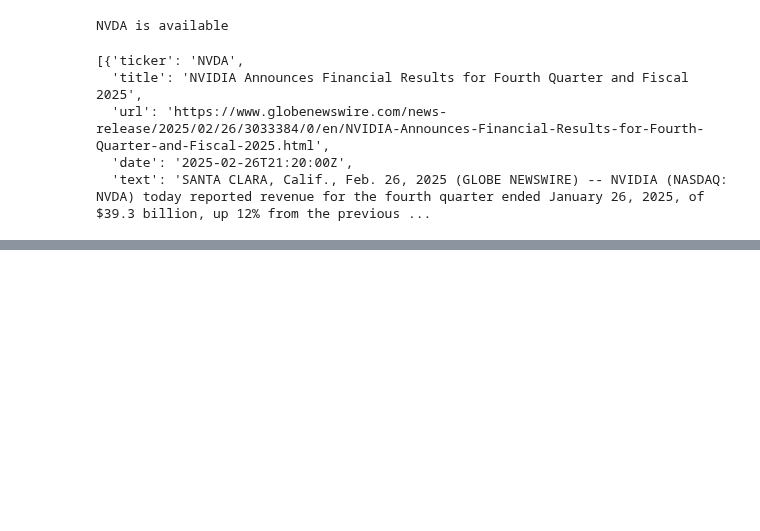
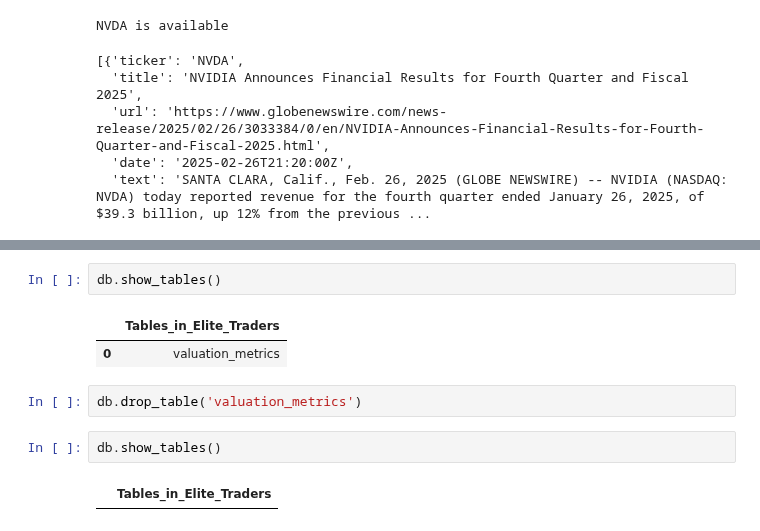
Before and after one commit to Chen-zexi/LangAlpha, a Jupyter notebook: notebooks/get_data.ipynb, the cells around one changed output, grey strips where cells are left out. Drawn from its saved outputs; the diff is of its cells as text; blank space fills up the shorter version.

```diff
--- a/notebooks/get_data.ipynb
+++ b/notebooks/get_data.ipynb
@@ -177,0 +207,11 @@ NVDA is available
+# %%
+db.show_tables()
+# %% [output]
+|  | Tables_in_Elite_Traders |
+| 0 | valuation_metrics |
+# %%
+db.drop_table('valuation_metrics')
+# %%
+db.show_tables()
+# %% [output]
+|  | Tables_in_Elite_Traders |
```
Also changed, not shown: parts of 5 cells of this notebook, 1 other file.
